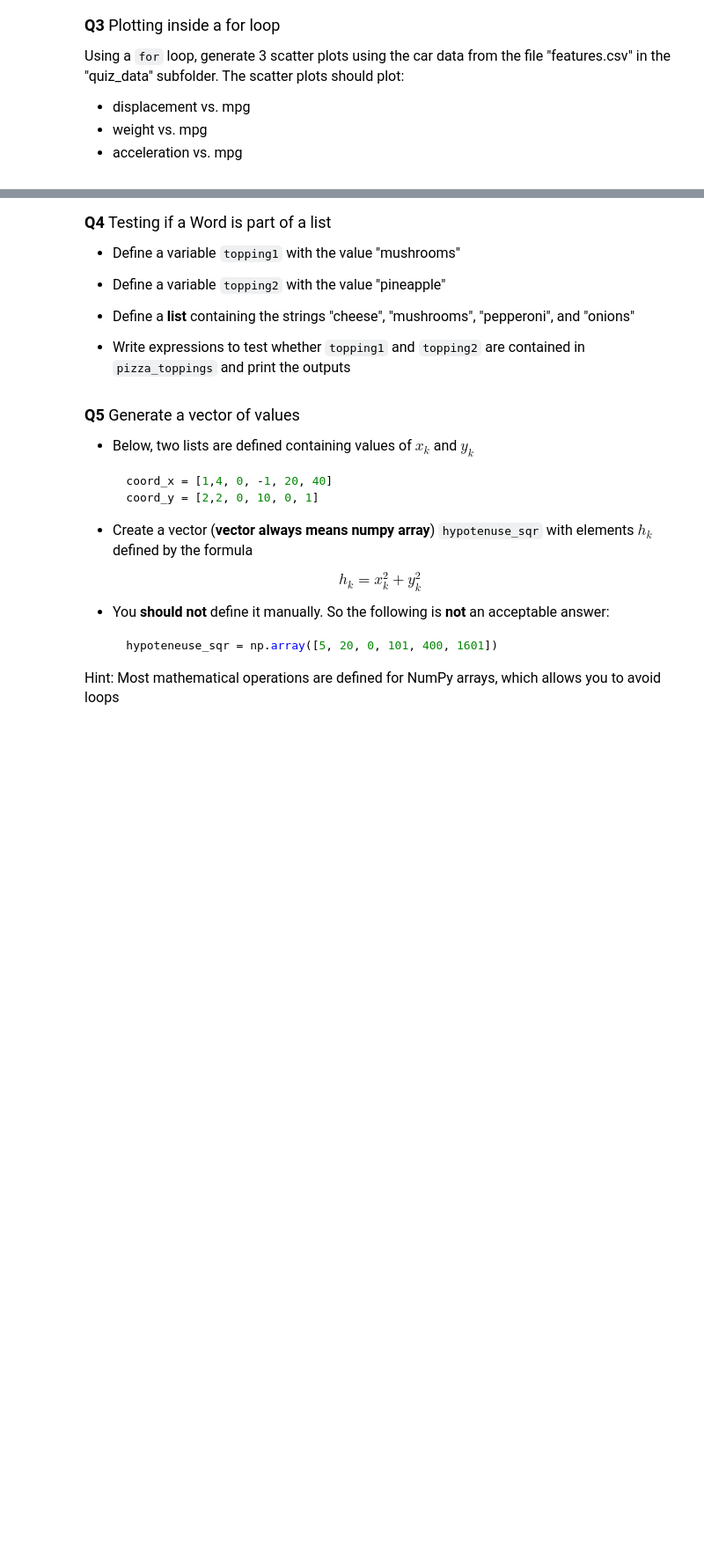
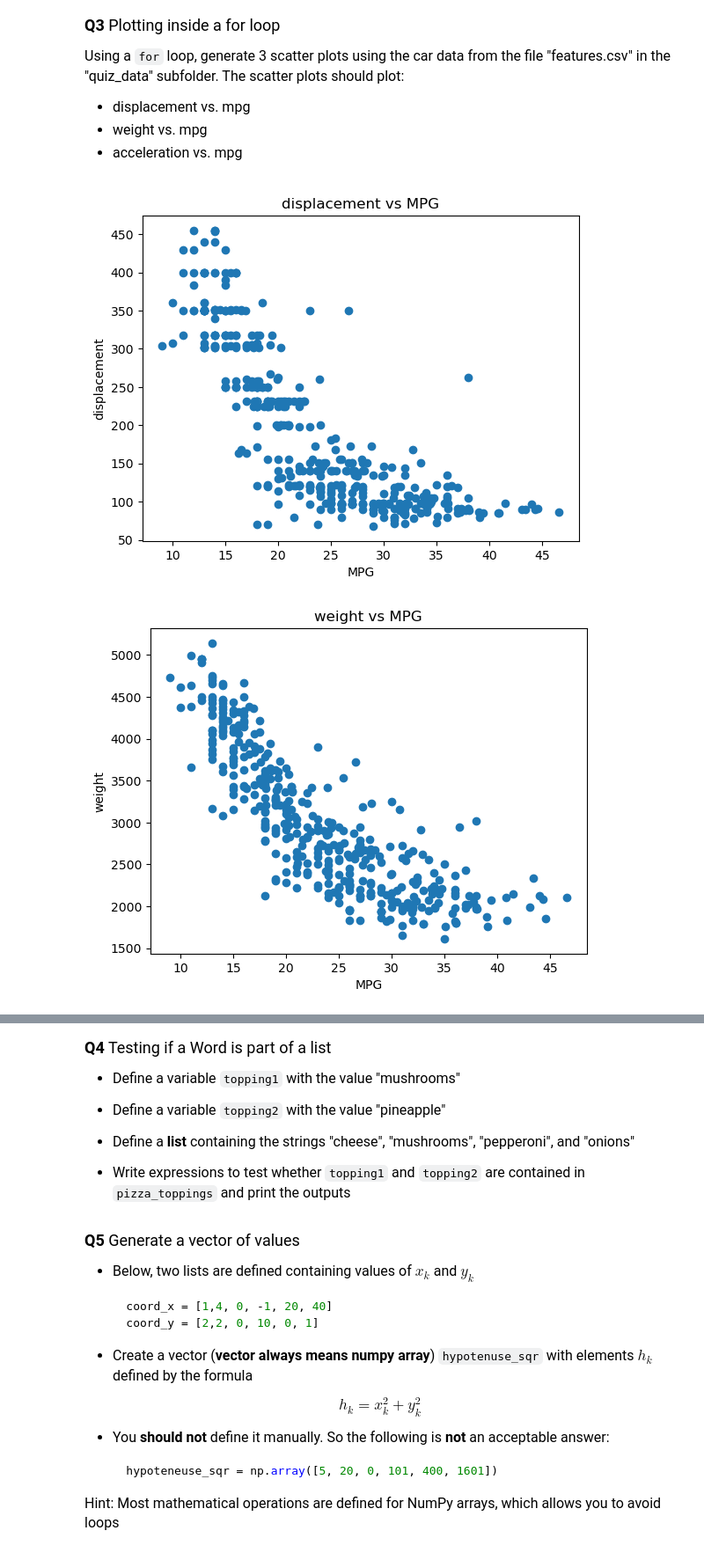
Before and after one commit to AlecAnghel/datasci151spring2026, a Jupyter notebook: practice_quiz/practice_quiz.ipynb, the cells around one changed output, grey strips where cells are left out. Shown at 88% size. Drawn from its saved outputs; the diff is of its cells as text; code cells hidden in the pictures; blank space fills up the shorter version.

```diff
--- a/practice_quiz/practice_quiz.ipynb
+++ b/practice_quiz/practice_quiz.ipynb
@@ -119,3 +119,16 @@ Using a `for` loop, generate 3 scatter plots using the car data from the file "f
 - acceleration vs. mpg
 # %%
 # your code here
+data = pd.read_csv("quiz_data\\features.csv")
+
+
+for variable in data.columns:
+    if variable == "displacement" or variable == "weight" or variable == "acceleration":
+        plt.scatter(x = data["mpg"], y = data[variable])
+        plt.xlabel("MPG")
+        plt.ylabel(variable)
+        plt.title(variable + " vs MPG")
+        plt.show()
+# %% [output]
+[figure, added]
+[figure, added]
```
Also changed, not shown: parts of 5 cells of this notebook.
